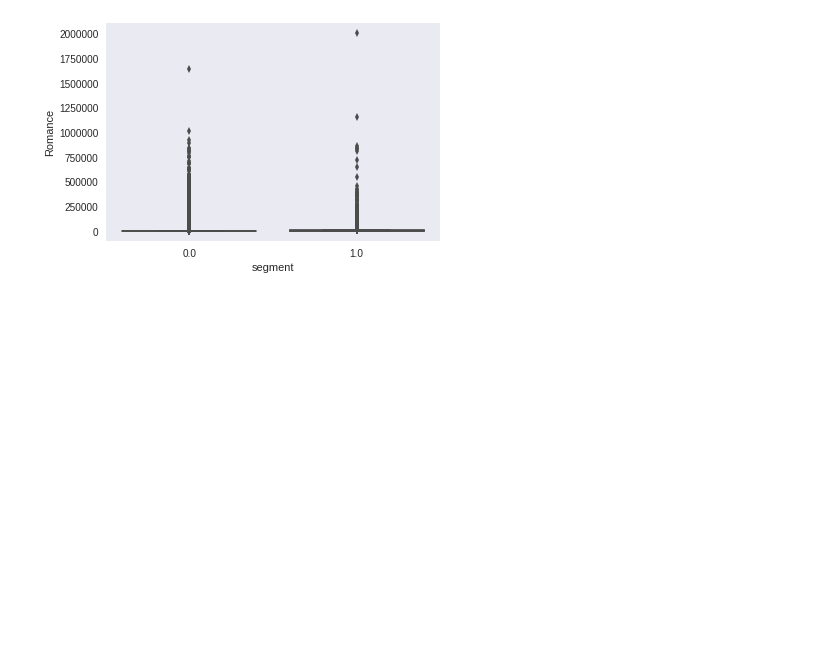
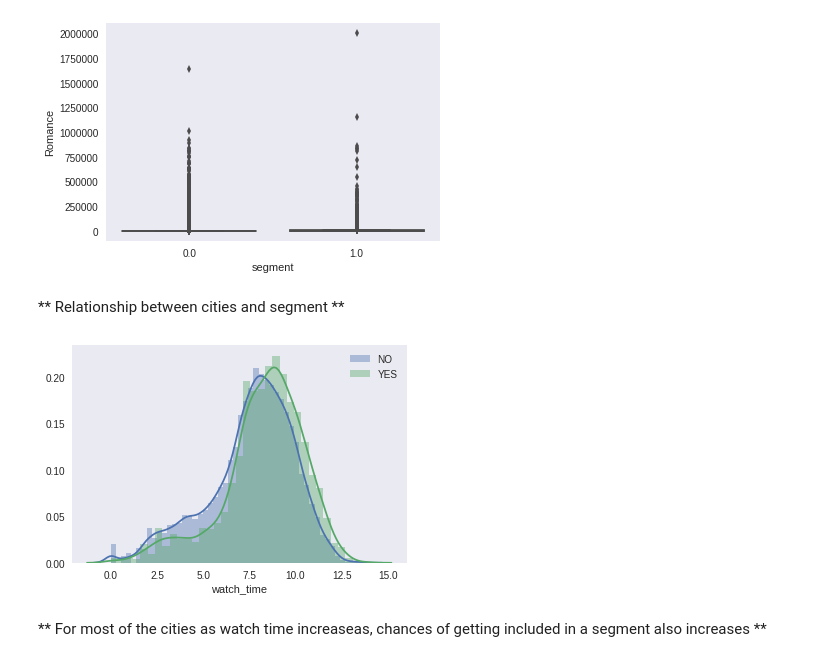
Before and after one commit to numb3r33/India_Hacks_2017, a Jupyter notebook: notebooks/Experiment4-(EDAHotstar).ipynb, the cells around one changed output. Cells and saved outputs as stored; diff of their text form; code cells hidden in the pictures; blank space fills up the shorter version.

```diff
--- a/notebooks/Experiment4-(EDAHotstar).ipynb
+++ b/notebooks/Experiment4-(EDAHotstar).ipynb
@@ -413,0 +417,2 @@ sns.boxplot(x=genres_train.segment, y=genres_train.);
+# %% [markdown]
+** Relationship between cities and segment **
@@ -413,0 +436,15 @@ sns.boxplot(x=genres_train.segment, y=genres_train.);
+# %%
+watch_time_map = get_watch_time_by_cities(data.loc[train_mask, ['cities', 'segment']],
+                                          'cities'
+                                         )
+# %%
+ss = pd.DataFrame(watch_time_map['chennai'],
+             columns=['watch_time', 'segment'])
+
+sns.distplot(ss.loc[ss.segment == 0, 'watch_time'].map(np.log1p), label='NO')
+sns.distplot(ss.loc[ss.segment == 1, 'watch_time'].map(np.log1p), label='YES')
+plt.legend(loc='best');
+# %% [output]
+[figure, added]
+# %% [markdown]
+** For most of the cities as watch time increaseas, chances of getting included in a segment also increases **
```
Also changed, not shown: parts of 30 cells of this notebook, 5 other files.
